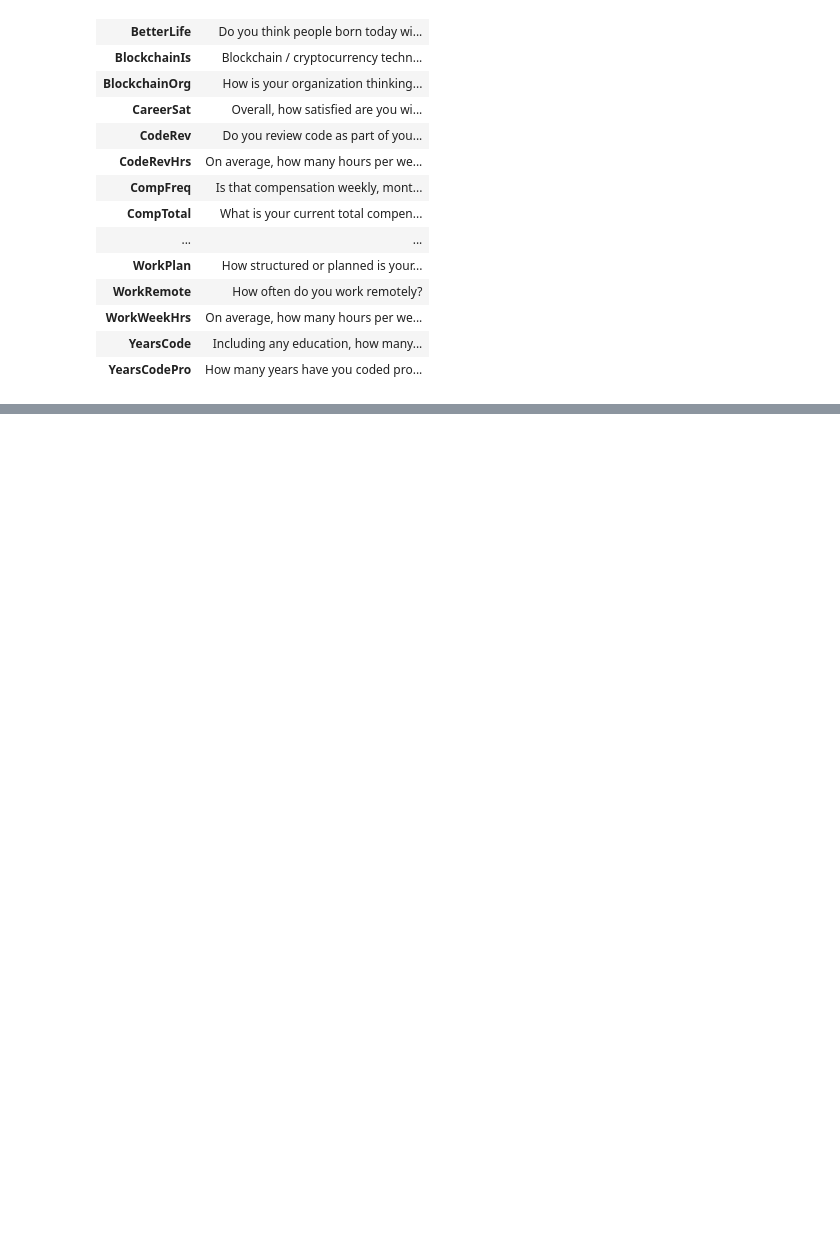
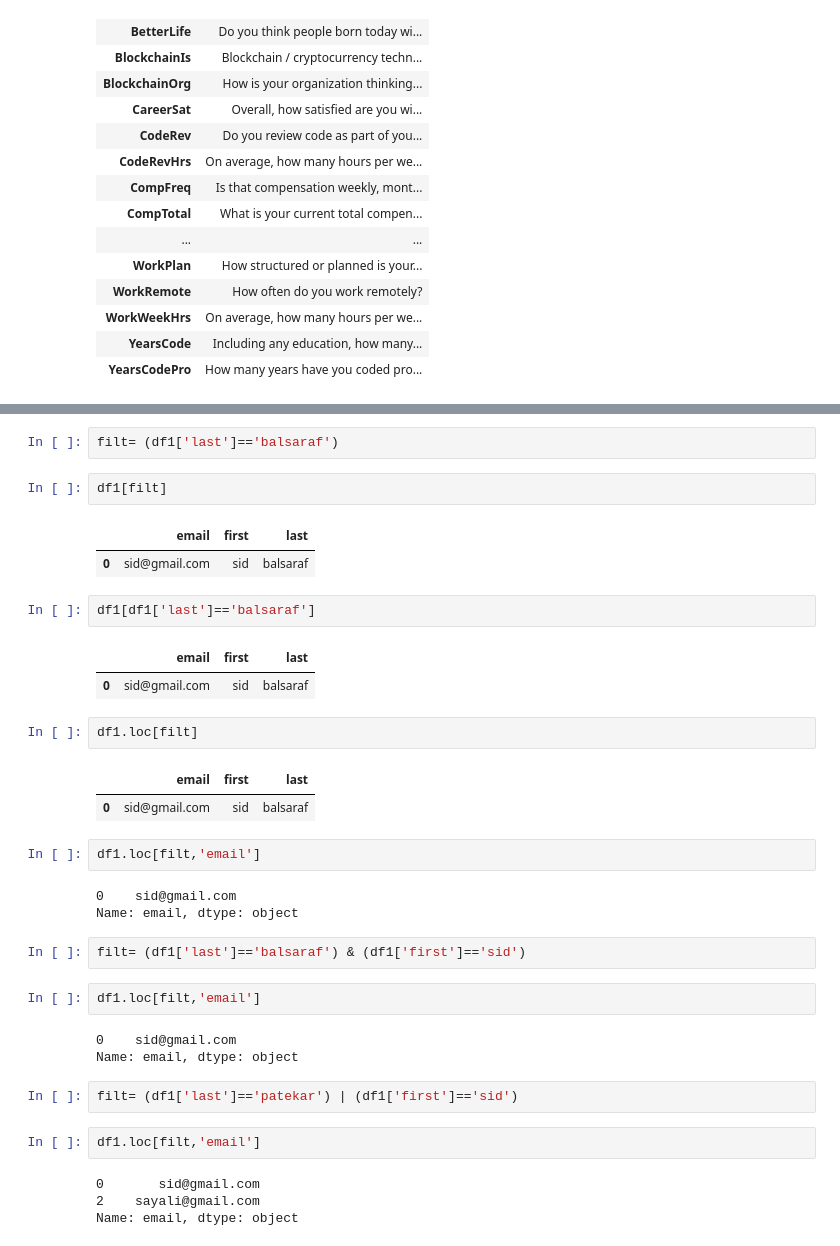
Before and after one commit to siddhesh919/Python-, a Jupyter notebook: Pandas Demo.ipynb, the cells around one changed output, grey strips where cells are left out. Saved outputs shown, nothing was run; the diff lists cells and outputs as text; blank space fills up the shorter version.

```diff
--- a/Pandas Demo.ipynb
+++ b/Pandas Demo.ipynb
@@ -463,0 +478,37 @@ schema_df
+# %%
+filt= (df1['last']=='balsaraf')
+# %%
+df1[filt]
+# %% [output]
+|  | email | first | last |
+| 0 | sid@gmail.com | sid | balsaraf |
+# %%
+df1[df1['last']=='balsaraf']
+# %% [output]
+|  | email | first | last |
+| 0 | sid@gmail.com | sid | balsaraf |
+# %%
+df1.loc[filt]
+# %% [output]
+|  | email | first | last |
+| 0 | sid@gmail.com | sid | balsaraf |
+# %%
+df1.loc[filt,'email']
+# %% [output]
+0    sid@gmail.com
+Name: email, dtype: object
+# %%
+filt= (df1['last']=='balsaraf') & (df1['first']=='sid')
+# %%
+df1.loc[filt,'email']
+# %% [output]
+0    sid@gmail.com
+Name: email, dtype: object
+# %%
+filt= (df1['last']=='patekar') | (df1['first']=='sid')
+# %%
+df1.loc[filt,'email']
+# %% [output]
+0       sid@gmail.com
+2    sayali@gmail.com
+Name: email, dtype: object
```
Also changed, not shown: parts of 13 cells of this notebook.
